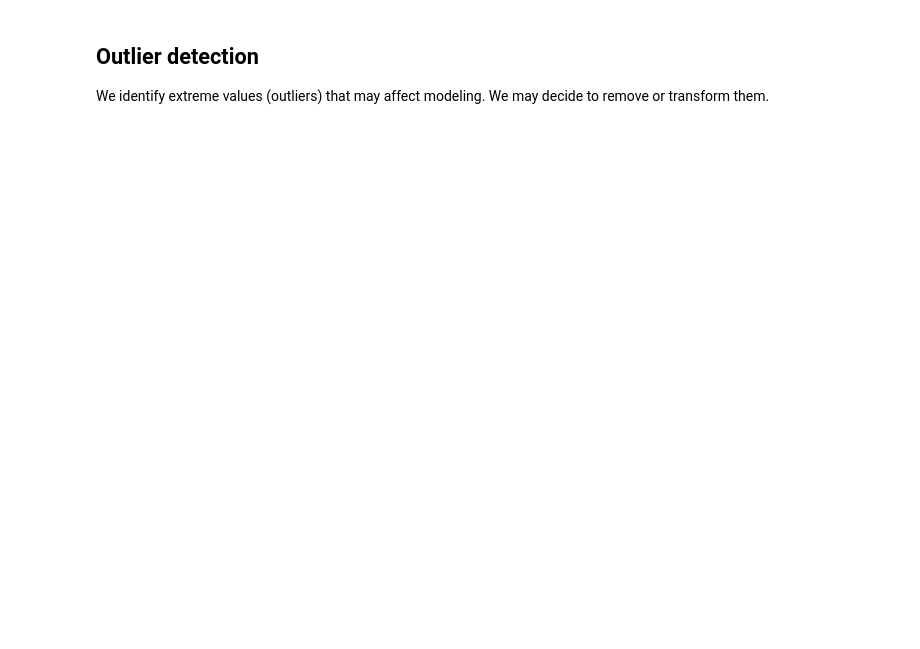
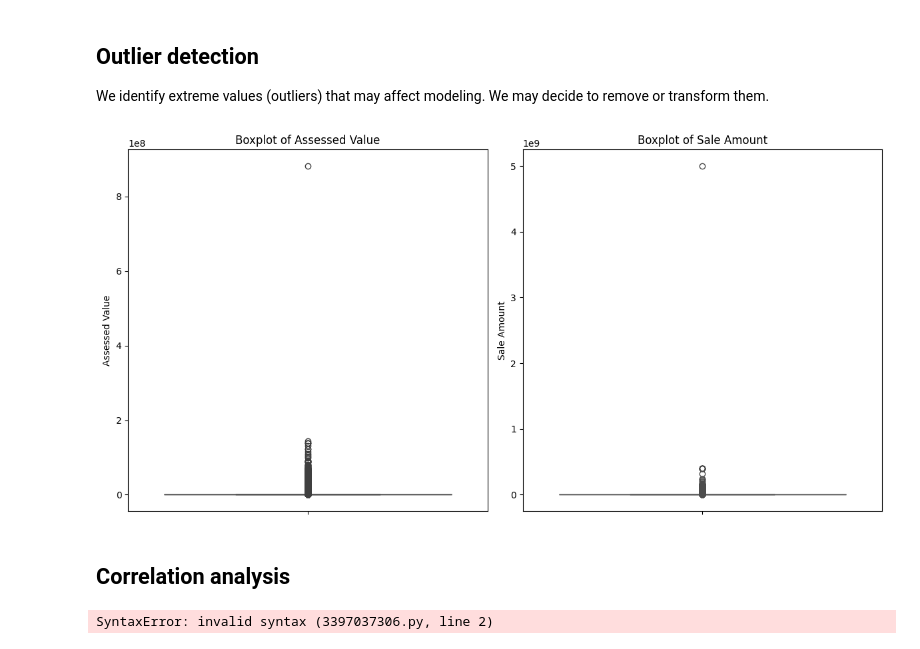
Before and after one commit to The-Fool-cmd/Real-Estate-ML, a Jupyter notebook: part_1.ipynb, the cells around one changed output. Cells and saved outputs as stored; diff of their text form; code cells hidden in the pictures; blank space fills up the shorter version.

```diff
--- a/part_1.ipynb
+++ b/part_1.ipynb
@@ -203,8 +195,31 @@ for col in cat_cols:
 ## Outlier detection
 We identify extreme values (outliers) that may affect modeling. We may decide to remove or transform them.
 # %%
-for col in num_cols:
-    plt.figure(figsize=(6,2))
-    sns.boxplot(x=train_df[col])
-    plt.title(f"Boxplot of {col} (train)")
-    plt.show()
+import matplotlib.pyplot as plt
+import seaborn as sns
+
+num_cols = ["Assessed Value", "Sale Amount"]
+
+plt.figure(figsize=(12, 6))
+plt.subplot(1, 2, 1)
+sns.boxplot(y=df['Assessed Value'])
+plt.title('Boxplot of Assessed Value')
+plt.subplot(1, 2, 2)
+sns.boxplot(y=df['Sale Amount'], color='orange')
+plt.title('Boxplot of Sale Amount')
+plt.tight_layout()
+plt.show()
+# %% [output]
+[figure, added]
+# %% [markdown]
+## Correlation analysis
+# %%
+num_cols = ["List Year", "Assessed Value", "Sale Amount"]
+
+plt.figure(figsize=(6,4))
+corr = train_df[num_cols].corr()
+sns.heatmap(corr, annot=True, cmap='coolwarm')
+plt.title("Correlation matrix (train)")
+plt.show()
+# %% [output]
+SyntaxError: invalid syntax (3397037306.py, line 2)
```
Also changed, not shown: parts of 5 cells of this notebook.
